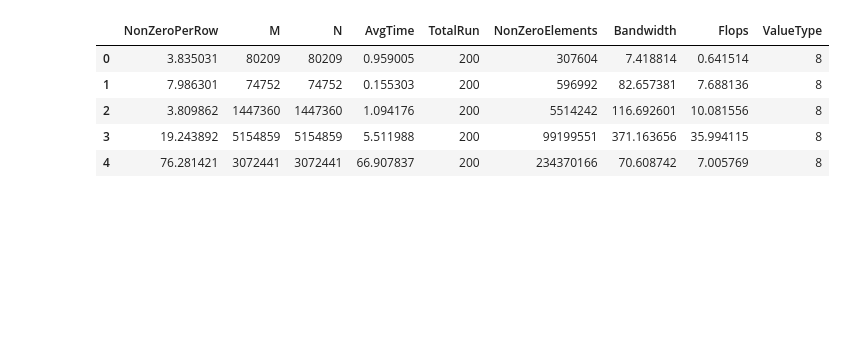
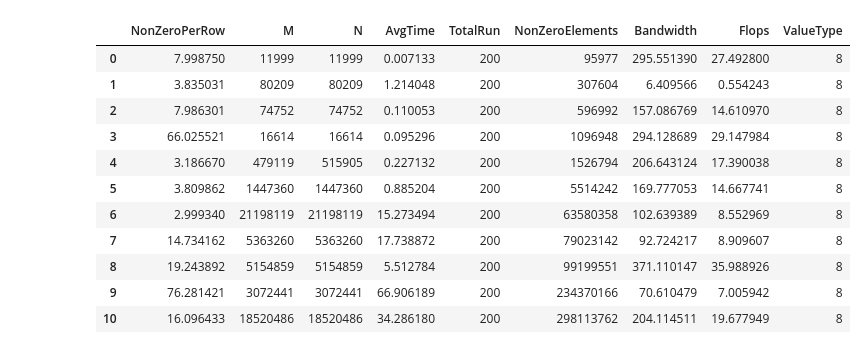
Before and after one commit to marufdsi/Benchmark_SpMV_using_CSR5, a Jupyter notebook: CSR5_SpMV_GPU_Plots.ipynb, the cells around one changed output. Saved outputs shown, nothing was run; the diff lists cells and outputs as text; code cells hidden in the pictures; blank space fills up the shorter version.

```diff
--- a/CSR5_SpMV_GPU_Plots.ipynb
+++ b/CSR5_SpMV_GPU_Plots.ipynb
@@ -239,9 +269,24 @@ data
-# %%
-rdata
-# %% [output]
-|  | NonZeroPerRow | M | N | AvgTime | TotalRun | NonZeroElements | Bandwidth | Flops | ValueType |
-| 0 | 3.835031 | 80209 | 80209 | 0.959005 | 200 | 307604 | 7.418814 | 0.641514 | 8 |
-| 1 | 7.986301 | 74752 | 74752 | 0.155303 | 200 | 596992 | 82.657381 | 7.688136 | 8 |
-| 2 | 3.809862 | 1447360 | 1447360 | 1.094176 | 200 | 5514242 | 116.692601 | 10.081556 | 8 |
-| 3 | 19.243892 | 5154859 | 5154859 | 5.511988 | 200 | 99199551 | 371.163656 | 35.994115 | 8 |
-| 4 | 76.281421 | 3072441 | 3072441 | 66.907837 | 200 | 234370166 | 70.608742 | 7.005769 | 8 |
+# %%
+data = pd.read_csv("../Benchmark_SpMV_using_CSR/spmv_cuda/CSR_MPI_CUDA_SpMV.csv")
+# Real Data
+rdata = data[data["M"] != 500000]
+rdata = rdata[rdata["N"] != 1000000]
+rdata = rdata[rdata['NonZeroPerRow'] != 4]
+rdata = rdata.groupby('NonZeroPerRow').mean()
+rdata = rdata.reset_index()
+rdata = rdata.sort_values(by=["NonZeroElements"])
+rdata = rdata.reset_index(drop=True)
+rdata
+# %% [output]
+|  | NonZeroPerRow | M | N | AvgTime | TotalRun | NonZeroElements | Bandwidth | Flops | ValueType |
+| 0 | 7.998750 | 11999 | 11999 | 0.007133 | 200 | 95977 | 295.551390 | 27.492800 | 8 |
+| 1 | 3.835031 | 80209 | 80209 | 1.214048 | 200 | 307604 | 6.409566 | 0.554243 | 8 |
+| 2 | 7.986301 | 74752 | 74752 | 0.110053 | 200 | 596992 | 157.086769 | 14.610970 | 8 |
+| 3 | 66.025521 | 16614 | 16614 | 0.095296 | 200 | 1096948 | 294.128689 | 29.147984 | 8 |
+| 4 | 3.186670 | 479119 | 515905 | 0.227132 | 200 | 1526794 | 206.643124 | 17.390038 | 8 |
+| 5 | 3.809862 | 1447360 | 1447360 | 0.885204 | 200 | 5514242 | 169.777053 | 14.667741 | 8 |
+| 6 | 2.999340 | 21198119 | 21198119 | 15.273494 | 200 | 63580358 | 102.639389 | 8.552969 | 8 |
+| 7 | 14.734162 | 5363260 | 5363260 | 17.738872 | 200 | 79023142 | 92.724217 | 8.909607 | 8 |
+| 8 | 19.243892 | 5154859 | 5154859 | 5.512784 | 200 | 99199551 | 371.110147 | 35.988926 | 8 |
+| 9 | 76.281421 | 3072441 | 3072441 | 66.906189 | 200 | 234370166 | 70.610479 | 7.005942 | 8 |
+| 10 | 16.096433 | 18520486 | 18520486 | 34.286180 | 200 | 298113762 | 204.114511 | 19.677949 | 8 |
```
Also changed, not shown: parts of 6 cells of this notebook, 2 other files.
